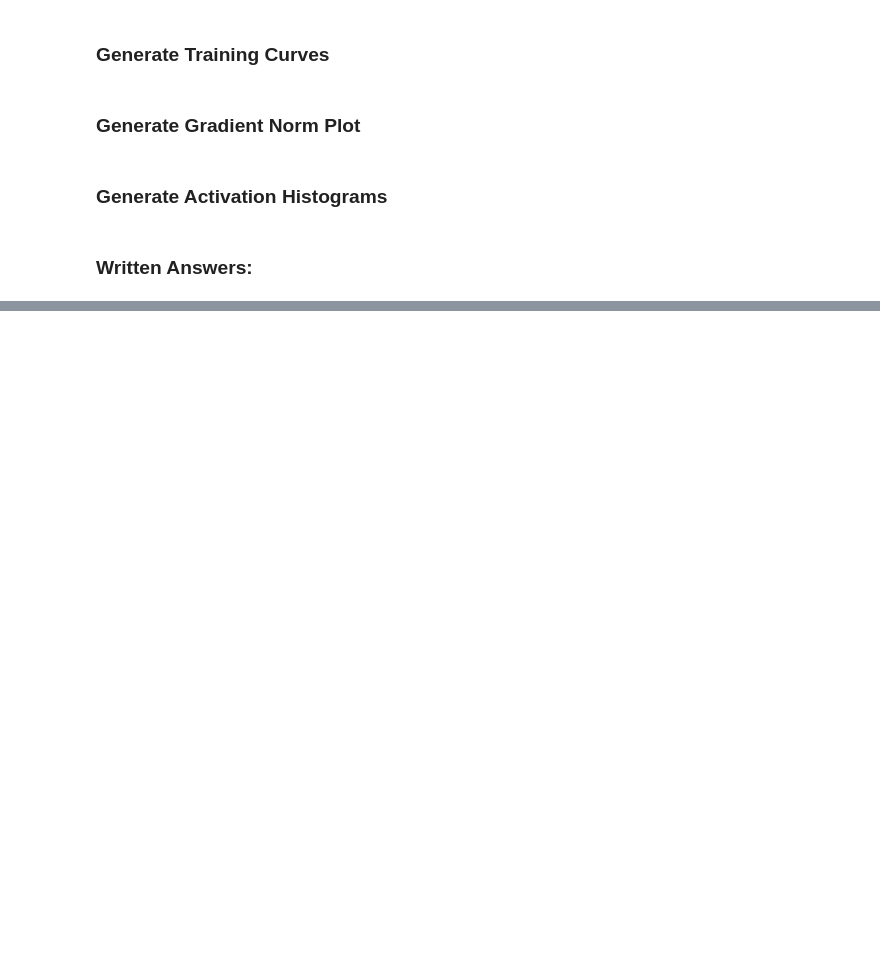
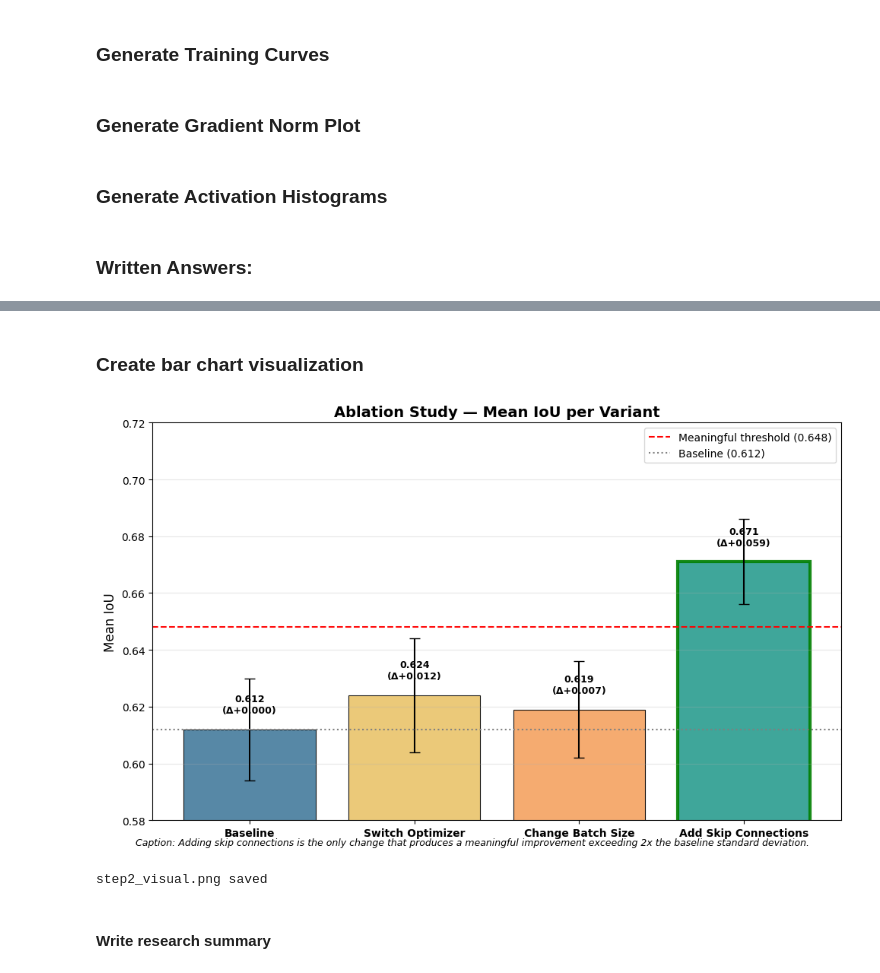
Before and after one commit to wandiyajames-arch/computer_vision, a Jupyter notebook: cv_1.ipynb, the cells around one changed output, grey strips where cells are left out. Cells and saved outputs as stored; diff of their text form; code cells hidden in the pictures; blank space fills up the shorter version.

Commit message:
abalation study

```diff
--- a/cv_1.ipynb
+++ b/cv_1.ipynb
@@ -475,0 +413,14 @@ print("gradient_analysis_answers.txt saved ✅")
+# %%
+# ============================================
+# Ablation results data
+# ============================================
+data = {
+    "Variant": [
+        "Baseline",
+        "Switch Optimizer",
+        "Change Batch Size",
+        "Add Skip Connections"
+    ],
+    "MeanIoU": [0.612, 0.624, 0.619, 0.671],
+    "Std_Dev": [0.018, 0.020, 0.017, 0.015]
+}
@@ -475,0 +473,62 @@ print("gradient_analysis_answers.txt saved ✅")
+# %% [markdown]
+### Create bar chart visualization
+# %%
+import matplotlib.pyplot as plt
+import numpy as np
+
+variants = df["Variant"].tolist()
+means    = df["MeanIoU"].tolist()
+stds     = df["Std_Dev"].tolist()
+colors   = ["#457b9d", "#e9c46a", "#f4a261", "#2a9d8f"]
+
+x = np.arange(len(variants))
+
+fig, ax = plt.subplots(figsize=(10, 6))
+bars = ax.bar(x, means, yerr=stds, capsize=5,
+              color=colors, edgecolor='black',
+              linewidth=0.8, alpha=0.9)
+
+# Highlight best bar
+best_idx = means.index(max(means))
+bars[best_idx].set_edgecolor('green')
+bars[best_idx].set_linewidth(3)
+
+# Add value labels on bars
+for bar, mean, delta in zip(bars, means, df["Delta_vs_Baseline"]):
+    ax.text(bar.get_x() + bar.get_width()/2,
+            bar.get_height() + 0.005,
+            f'{mean:.3f}\n(Δ{delta:+.3f})',
+            ha='center', va='bottom',
+            fontsize=9, fontweight='bold')
+
+# Add threshold line
+ax.axhline(y=baseline_mean + threshold,
+           color='red', linestyle='--',
+           linewidth=1.5, label=f'Meaningful threshold ({baseline_mean + threshold:.3f})')
+ax.axhline(y=baseline_mean,
+           color='gray', linestyle=':',
+           linewidth=1.5, label=f'Baseline ({baseline_mean})')
+
+ax.set_xticks(x)
+ax.set_xticklabels(variants, fontsize=10, fontweight='bold')
+ax.set_ylabel('Mean IoU', fontsize=12)
+ax.set_title('Ablation Study — Mean IoU per Variant',
+             fontsize=14, fontweight='bold')
+ax.set_ylim(0.58, 0.72)
+ax.legend()
+ax.grid(True, alpha=0.3, axis='y')
+
+plt.figtext(0.5, 0.01,
+            "Caption: Adding skip connections is the only change that produces "
+            "a meaningful improvement exceeding 2x the baseline standard deviation.",
+            ha='center', fontsize=9, style='italic')
+
+plt.tight_layout()
+plt.savefig('step2_visual.png', dpi=150, bbox_inches='tight')
+plt.show()
+print("step2_visual.png saved ")
+# %% [output]
+[figure, added]
+step2_visual.png saved
+# %% [markdown]
+ #### Write research summary
```
Also changed, not shown: parts of 8 cells of this notebook, 3 other files.
